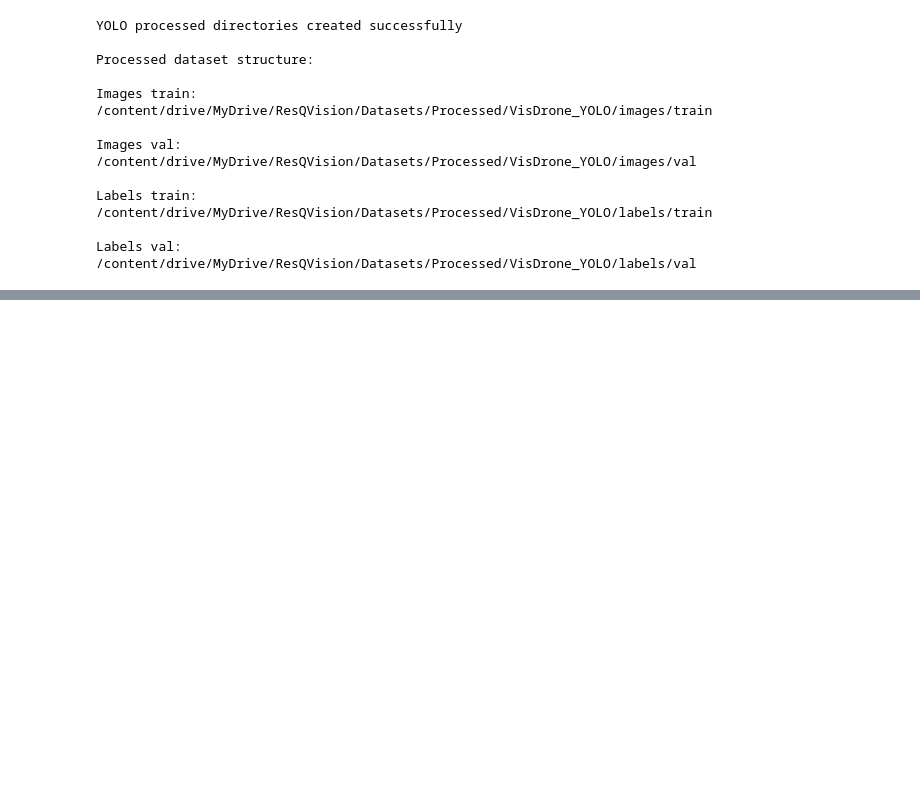
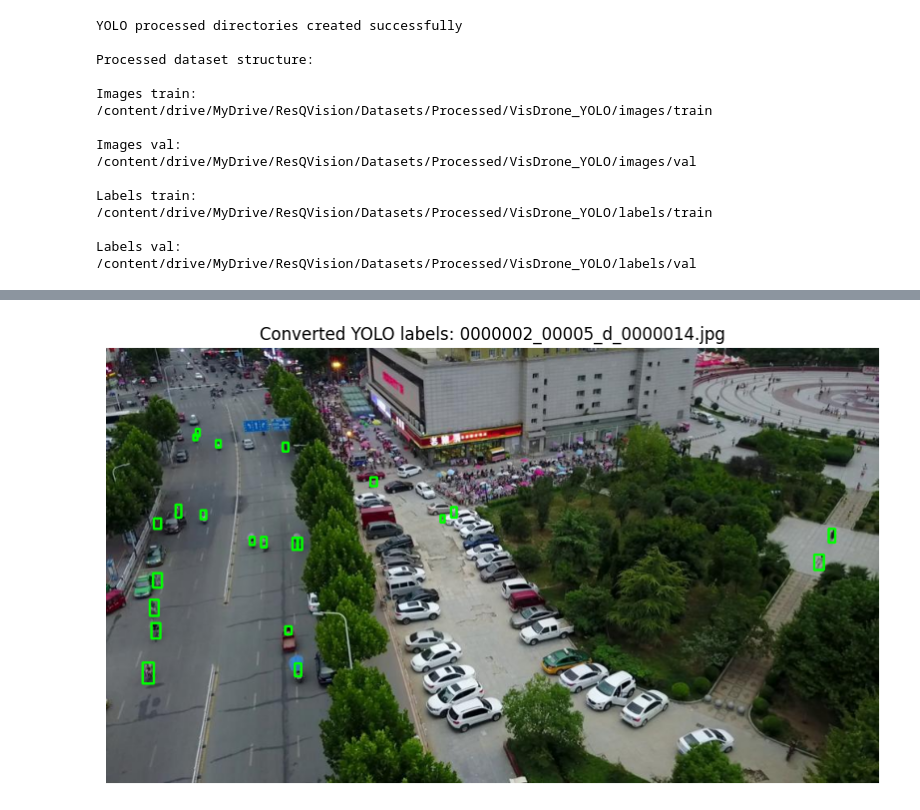
Before and after one commit to Anikettcoder/ResQVision, a Jupyter notebook: notebooks/01_Data_Preparation.ipynb, the cells around one changed output, grey strips where cells are left out. Saved outputs shown, nothing was run; the diff lists cells and outputs as text; code cells hidden in the pictures; blank space fills up the shorter version.

Commit message:
conversion to yolo format

```diff
--- a/notebooks/01_Data_Preparation.ipynb
+++ b/notebooks/01_Data_Preparation.ipynb
@@ -643,0 +895,19 @@ Labels val:
+# %%
+output_images = [
+    file for file in os.listdir(TEST_IMAGES_DIR)
+    if file.lower().endswith((".jpg", ".jpeg", ".png"))
+]
+
+output_labels = [
+    file for file in os.listdir(TEST_LABELS_DIR)
+    if file.lower().endswith(".txt")
+]
+
+print("Output images:", len(output_images))
+print("Output labels:", len(output_labels))
+
+print("\nOutput image files:")
+print(sorted(output_images))
+
+print("\nOutput label files:")
+print(sorted(output_labels))
@@ -643,0 +1000,81 @@ Labels val:
+# %%
+import os
+import cv2
+import matplotlib.pyplot as plt
+
+# Select the first converted image
+sample_image_name = sorted(output_images)[0]
+
+sample_image_path = os.path.join(
+    TEST_IMAGES_DIR,
+    sample_image_name
+)
+
+sample_label_name = os.path.splitext(sample_image_name)[0] + ".txt"
+
+sample_label_path = os.path.join(
+    TEST_LABELS_DIR,
+    sample_label_name
+)
+
+# Read image
+image = cv2.imread(sample_image_path)
+
+if image is None:
+    raise ValueError("Could not read converted test image.")
+
+# Convert BGR to RGB for Matplotlib
+image = cv2.cvtColor(image, cv2.COLOR_BGR2RGB)
+
+image_height, image_width = image.shape[:2]
+
+# Read YOLO labels
+with open(sample_label_path, "r", encoding="utf-8") as file:
+    label_lines = file.readlines()
+
+for line in label_lines:
+
+    values = line.strip().split()
+
+    if len(values) != 5:
+        continue
+
+    class_id, x_center, y_center, box_width, box_height = map(
+        float,
+        values
+    )
+
+    # Convert normalized YOLO coordinates to pixels
+    center_x = x_center * image_width
+    center_y = y_center * image_height
+    width = box_width * image_width
+    height = box_height * image_height
+
+    # Convert center coordinates to corner coordinates
+    x1 = int(center_x - width / 2)
+    y1 = int(center_y - height / 2)
+    x2 = int(center_x + width / 2)
+    y2 = int(center_y + height / 2)
+
+    # Keep coordinates within image boundaries
+    x1 = max(0, min(x1, image_width - 1))
+    y1 = max(0, min(y1, image_height - 1))
+    x2 = max(0, min(x2, image_width - 1))
+    y2 = max(0, min(y2, image_height - 1))
+
+    # Draw bounding box
+    cv2.rectangle(
+        image,
+        (x1, y1),
+        (x2, y2),
+        (0, 255, 0),
+        2
+    )
+
+plt.figure(figsize=(10, 10))
+plt.imshow(image)
+plt.title(f"Converted YOLO labels: {sample_image_name}")
+plt.axis("off")
+plt.show()
+# %% [output]
+[figure, added]
```
Also changed, not shown: parts of 18 cells of this notebook.
